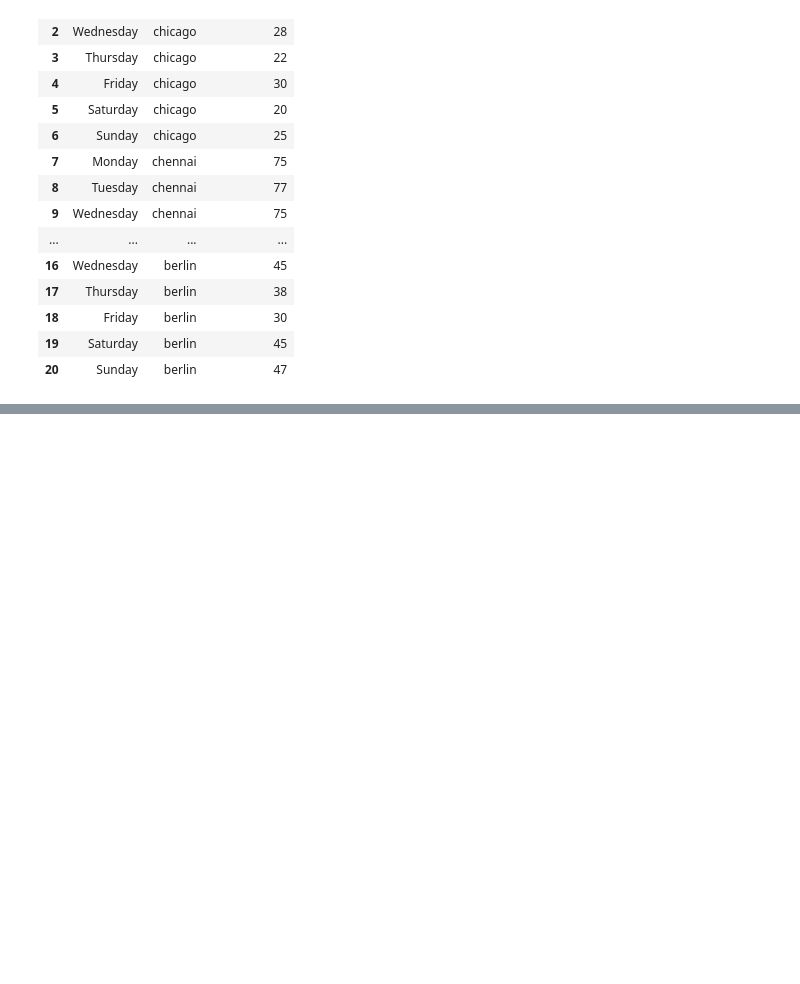
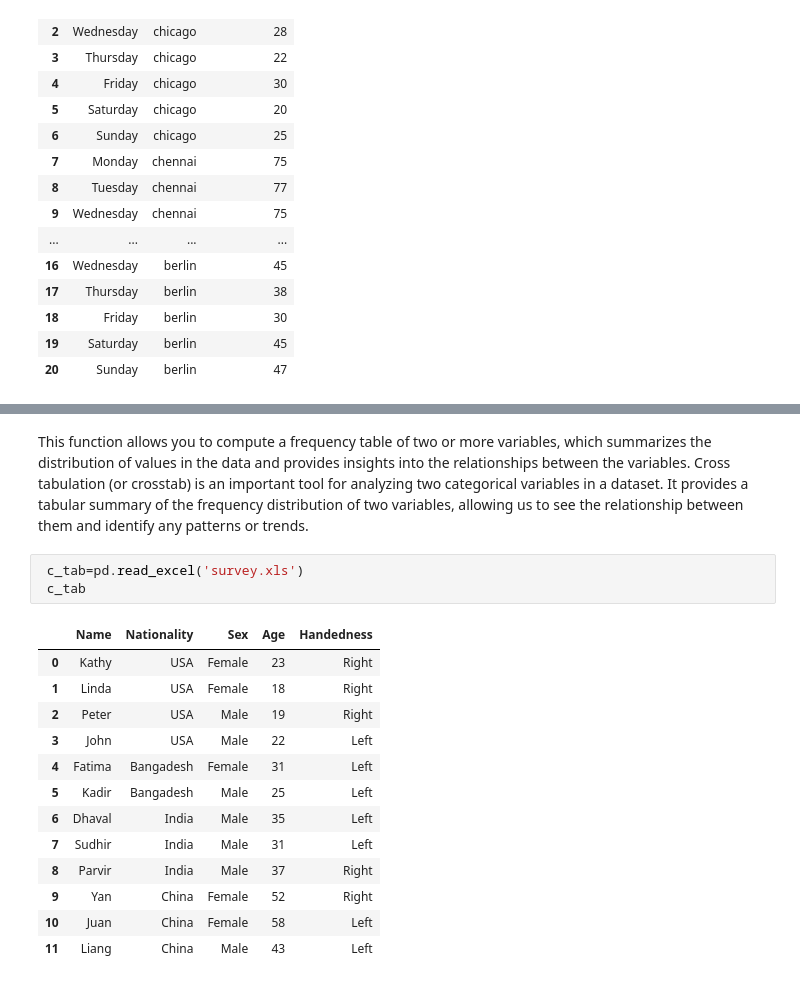
Before and after one commit to FarhanBinShafiq/pandass_practice, a Jupyter notebook: practice/pandass_codebasics/Dataframebasics_na.ipynb, the cells around one changed output, grey strips where cells are left out. Saved outputs shown, nothing was run; the diff lists cells and outputs as text; blank space fills up the shorter version.

```diff
--- a/practice/pandass_codebasics/Dataframebasics_na.ipynb
+++ b/practice/pandass_codebasics/Dataframebasics_na.ipynb
@@ -889,0 +901,19 @@ melted
+# %% [markdown]
+This function allows you to compute a frequency table of two or more variables, which summarizes the distribution of values in the data and provides insights into the relationships between the variables. Cross tabulation (or crosstab) is an important tool for analyzing two categorical variables in a dataset. It provides a tabular summary of the frequency distribution of two variables, allowing us to see the relationship between them and identify any patterns or trends.
+# %%
+ c_tab=pd.read_excel('survey.xls')
+ c_tab
+# %% [output]
+|  | Name | Nationality | Sex | Age | Handedness |
+| 0 | Kathy | USA | Female | 23 | Right |
+| 1 | Linda | USA | Female | 18 | Right |
+| 2 | Peter | USA | Male | 19 | Right |
+| 3 | John | USA | Male | 22 | Left |
+| 4 | Fatima | Bangadesh | Female | 31 | Left |
+| 5 | Kadir | Bangadesh | Male | 25 | Left |
+| 6 | Dhaval | India | Male | 35 | Left |
+| 7 | Sudhir | India | Male | 31 | Left |
+| 8 | Parvir | India | Male | 37 | Right |
+| 9 | Yan | China | Female | 52 | Right |
+| 10 | Juan | China | Female | 58 | Left |
+| 11 | Liang | China | Male | 43 | Left |
```
Also changed, not shown: parts of 3 cells of this notebook, 2 other files.
